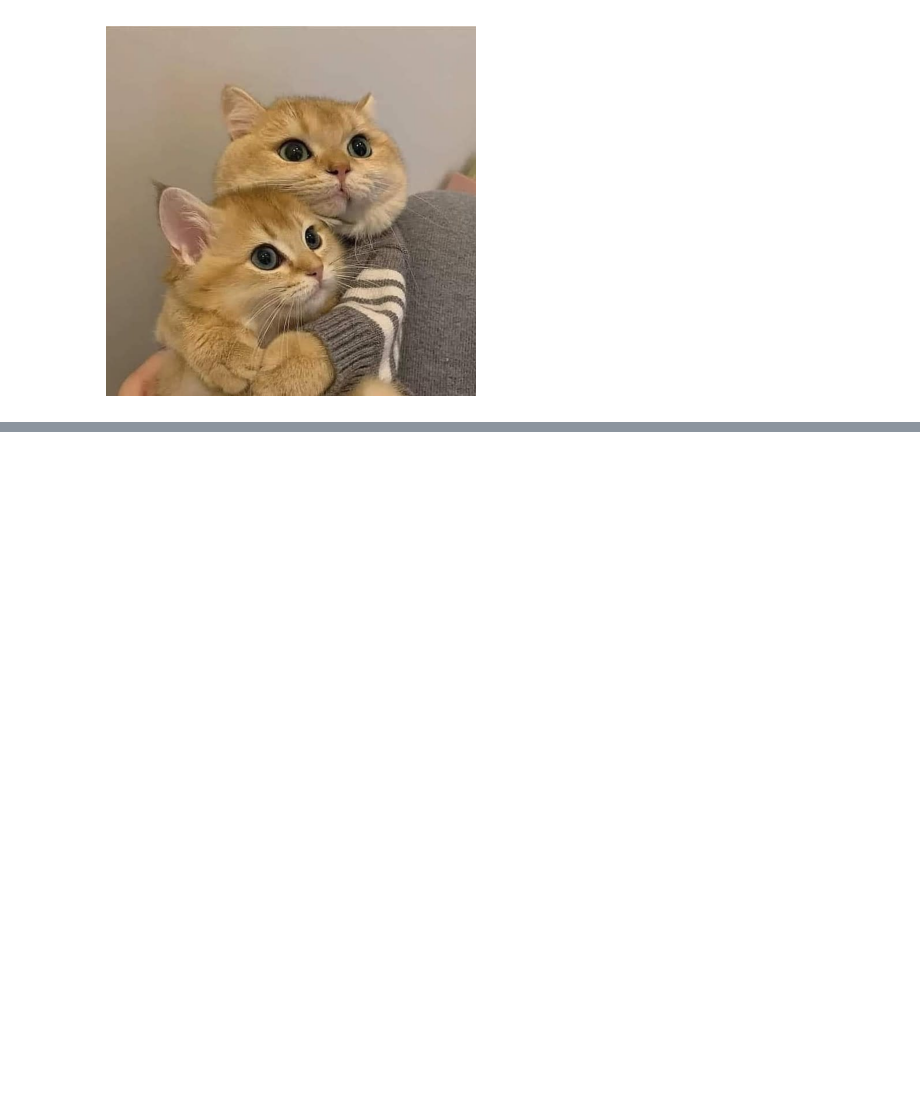
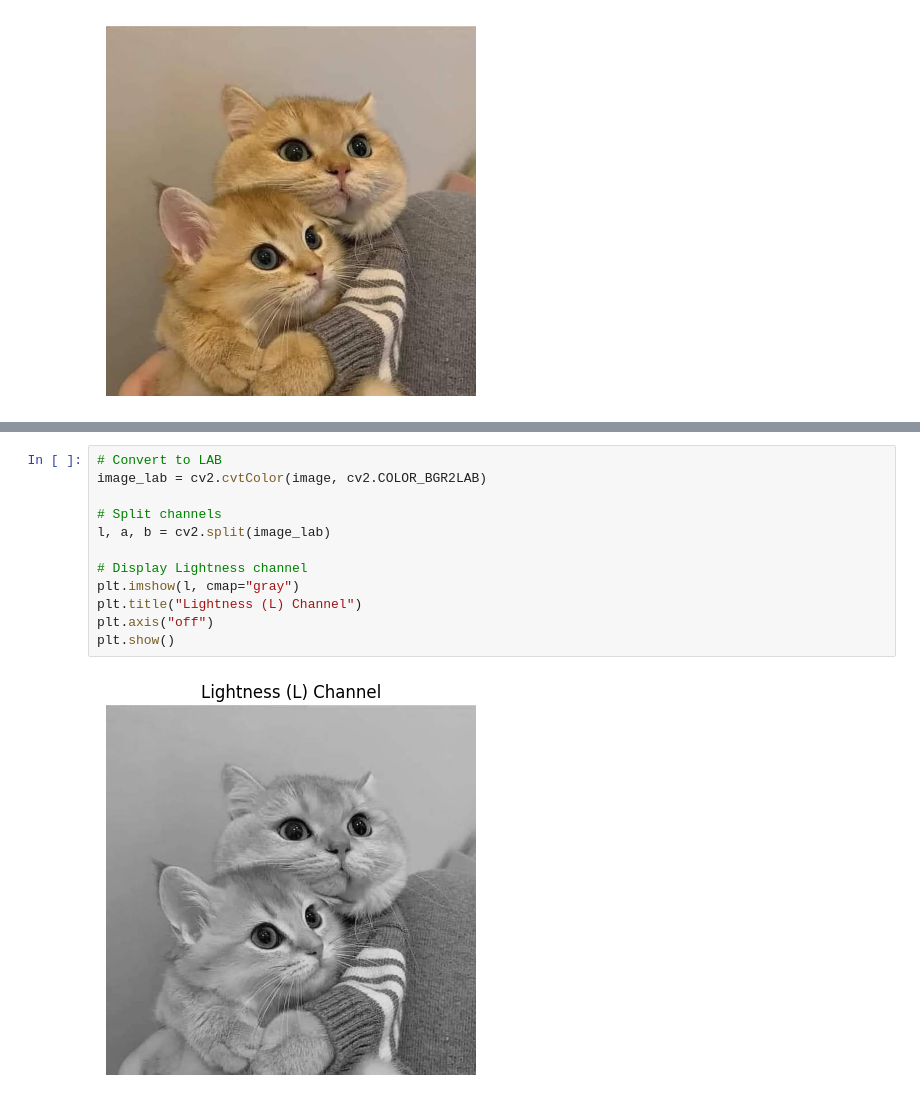
Before and after one commit to USPMenas/Artificial-Inteligence-study-cases, a Jupyter notebook: Retrieving-data/images/color/color-feature.ipynb, the cells around one changed output, grey strips where cells are left out. Drawn from its saved outputs; the diff is of its cells as text; blank space fills up the shorter version.

Commit message:
:sparkles: feature: color-LAB-to-RGB

```diff
--- a/Retrieving-data/images/color/color-feature.ipynb
+++ b/Retrieving-data/images/color/color-feature.ipynb
@@ -69,0 +72,14 @@ plt.show()
+# %%
+# Convert to LAB
+image_lab = cv2.cvtColor(image, cv2.COLOR_BGR2LAB)
+
+# Split channels
+l, a, b = cv2.split(image_lab)
+
+# Display Lightness channel
+plt.imshow(l, cmap="gray")
+plt.title("Lightness (L) Channel")
+plt.axis("off")
+plt.show()
+# %% [output]
+[figure, added]
```
Also changed, not shown: parts of 1 cell of this notebook.
